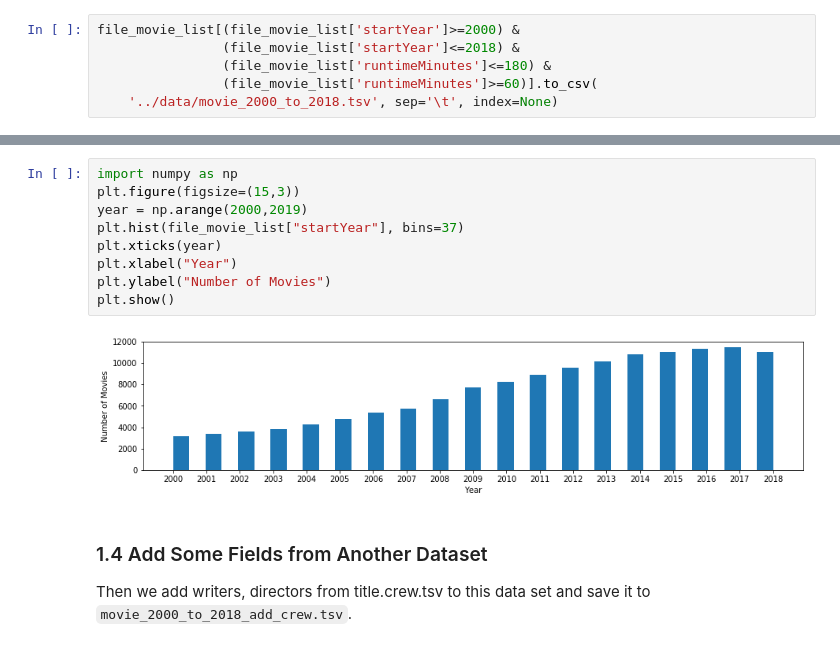
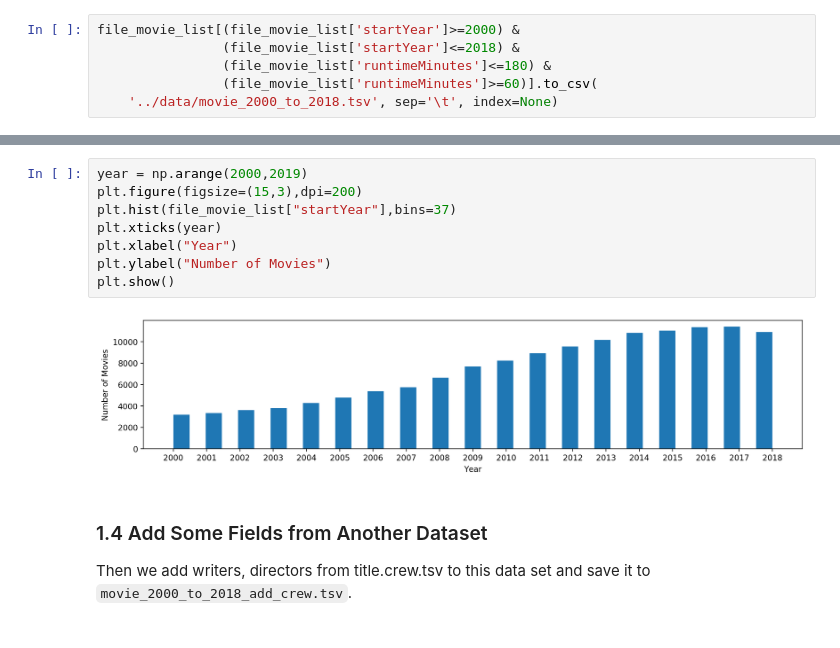
Before and after one commit to pupboss/CE7454-Project-Fall2019, a Jupyter notebook: notebook/data_clean.ipynb, the cells around one changed output, grey strips where cells are left out. Saved outputs shown, nothing was run; the diff lists cells and outputs as text.

```diff
--- a/notebook/data_clean.ipynb
+++ b/notebook/data_clean.ipynb
@@ -77,16 +80,15 @@ file_movie_list.describe()
 | 75% | 2015.000000 | 102.000000 |
 | max | 2018.000000 | 180.000000 |
 # %%
-import numpy as np
-plt.figure(figsize=(15,3))
 year = np.arange(2000,2019)
-plt.hist(file_movie_list["startYear"], bins=37)
+plt.figure(figsize=(15,3),dpi=200)
+plt.hist(file_movie_list["startYear"],bins=37)
 plt.xticks(year)
 plt.xlabel("Year")
 plt.ylabel("Number of Movies")
 plt.show()
 # %% [output]
-[figure, old version]
+[figure, new version]
 # %% [markdown]
 ### 1.4 Add Some Fields from Another Dataset
 
```
Also changed, not shown: parts of 3 cells of this notebook, 4 other files.
